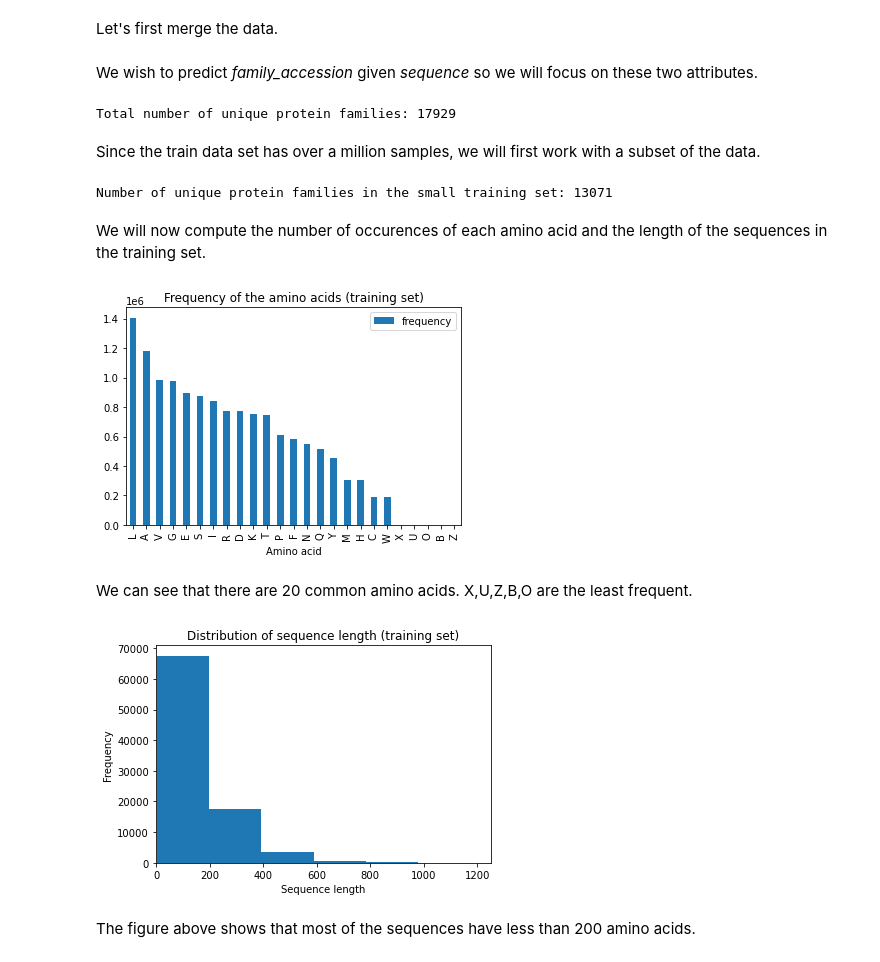
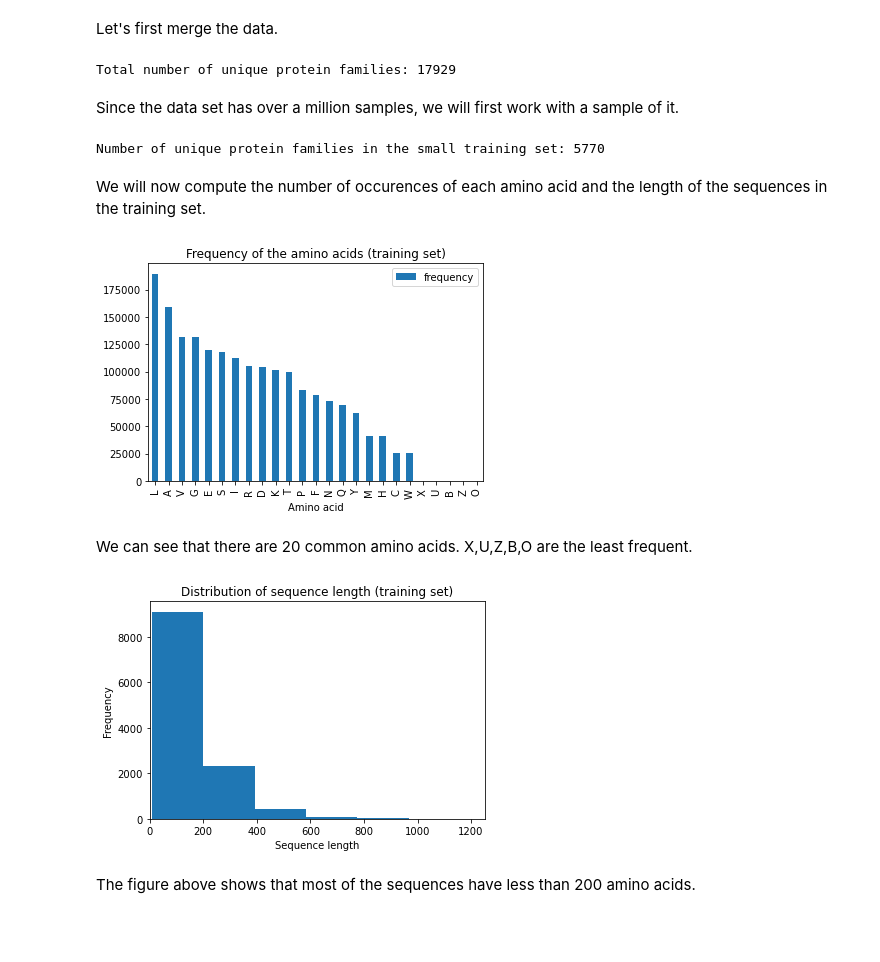
Before and after one commit to mouslyddiaw/protein-classification, a Jupyter notebook: protein-sequence-classification.ipynb, the cells around one changed output. Cells and saved outputs as stored; diff of their text form; code cells hidden in the pictures; blank space fills up the shorter version.

```diff
--- a/protein-sequence-classification.ipynb
+++ b/protein-sequence-classification.ipynb
@@ -29,9 +29,9 @@ from keras.layers import Flatten, Dense, Activation,Bidirectional,LSTM
 # %% [markdown]
 ## 1.1. Loading the data
 # %%
-def load_data(partition):
+def load_data(partition,col_list):
     data = []
     for fn in os.listdir(os.path.join(data_path, partition)):
         with open(os.path.join(data_path, partition, fn)) as f:
-            data.append(pd.read_csv(f, index_col=None))
+            data.append(pd.read_csv(f, index_col=None,usecols=col_list))
     return pd.concat(data)
@@ -38,8 +40,9 @@ def load_data(partition):
 # %%
 data_path = '../input/pfam-seed-random-split/random_split/random_split/'
-df_train = load_data('train')
-df_val = load_data('dev')
-df_test = load_data('test')
+col_list = ["family_accession","sequence"]
+df_train = load_data('train',col_list)
+df_val = load_data('dev',col_list)
+df_test = load_data('test',col_list)
 # %%
 print('Data size:')
 print('Train size :', len(df_train))
@@ -68,5 +71,3 @@ Let's first merge the data.
 # %%
 frames = [df_train, df_val, df_test]
 df_full = pd.concat(frames)
-# %% [markdown]
-We wish to predict *family_accession* given *sequence* so we will focus on these two attributes.
@@ -77,12 +76,14 @@ print('Total number of unique protein families:',len(df.family_accession.unique(
 # %% [output]
 Total number of unique protein families: 17929
 # %% [markdown]
-Since the train data set has over a million samples, we will first work with a subset of the data.
+Since the data set has over a million samples, we will first work with a sample of it.
 # %%
-df_train_small = df_train.iloc[0:89440][["family_accession","sequence"]]
-print('Number of unique protein families in the small training set:',len(df_train_small.family_accession.unique()))
+n_samples = 12000
+df_partial = df_full.sample(n = n_samples, random_state=1)
+num_classes = len(df_partial.family_accession.unique())
+print('Number of unique protein families in the small training set:',num_classes)
 # %% [output]
-Number of unique protein families in the small training set: 13071
+Number of unique protein families in the small training set: 5770
 # %% [markdown]
 We will now compute the number of occurences of each amino acid and the length of the sequences in the training set.
 # %%
@@ -90,7 +91,7 @@ We will now compute the number of occurences of each amino acid and the length o
 keys = ['A', 'C', 'D', 'E', 'F', 'G', 'H', 'I', 'K', 'L','M', 'N', 'P', 'Q', 'R', 'S', 'T', 'V', 'W', 'Y','X', 'U', 'B', 'O', 'Z']
 
 d = {key: 0 for key in keys}
-for sequence in df_train_small.sequence:
+for sequence in df_partial.sequence:
     for char in sequence:
         d[char] = d[char] + 1
 
@@ -102,19 +103,19 @@ df_freq.plot(kind='bar', x='Amino acid')
 plt.title("Frequency of the amino acids (training set)")
 plt.show()
 # %% [output]
-[figure, old version]
+[figure, new version]
 # %% [markdown]
 We can see that there are 20 common amino acids. X,U,Z,B,O are the least frequent.
 # %%
-sequence_length = [len(sequence) for sequence in df_train_small.sequence]
+sequence_length = [len(sequence) for sequence in df_partial.sequence]
 plt.hist(sequence_length)
 plt.xlabel('Sequence length')
 plt.ylabel('Frequency')
 plt.title('Distribution of sequence length (training set)')
 plt.xlim(0, 1250)
 plt.show()
 # %% [output]
-[figure, old version]
+[figure, new version]
 # %% [markdown]
 The figure above shows that most of the sequences have less than 200 amino acids.
 # %% [markdown]
```
Also changed, not shown: parts of 31 cells of this notebook, 2 other files.
